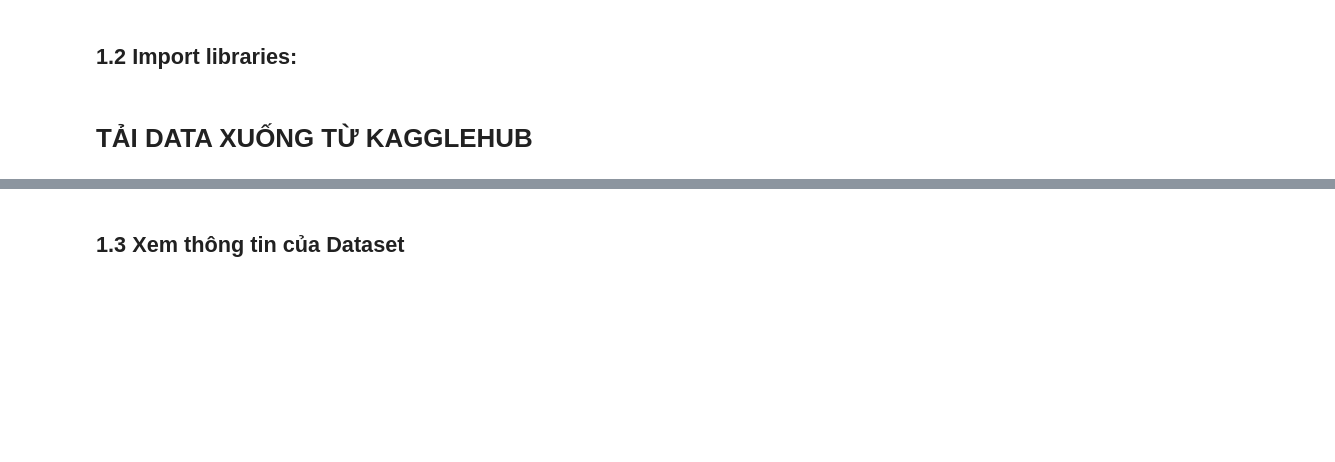
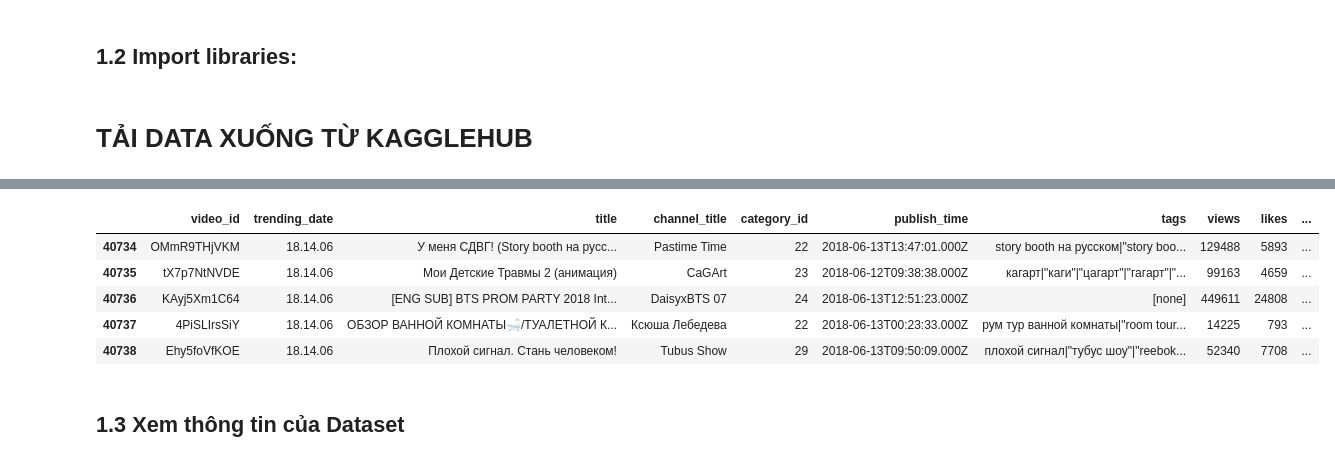
Before and after one commit to YumeSoft/Youtube-Data-Analysis-Project, a Jupyter notebook: Project_DA_cuối_kỳ.ipynb, the cells around one changed output, grey strips where cells are left out. Saved outputs shown, nothing was run; the diff lists cells and outputs as text; code cells hidden in the pictures; blank space fills up the shorter version.

```diff
--- a/Project_DA_cuối_kỳ.ipynb
+++ b/Project_DA_cuối_kỳ.ipynb
@@ -106,3 +116,12 @@ for code in country_codes:
+# %%
+df.tail(5)
+# %% [output]
+|  | video_id | trending_date | title | channel_title | category_id | publish_time | tags | views | likes | ... |
+| 40734 | OMmR9THjVKM | 18.14.06 | У меня СДВГ! (Story booth на русс... | Pastime Time | 22 | 2018-06-13T13:47:01.000Z | story booth на русском|"story boo... | 129488 | 5893 | ... |
+| 40735 | tX7p7NtNVDE | 18.14.06 | Мои Детские Травмы 2 (анимация) | CaGArt | 23 | 2018-06-12T09:38:38.000Z | кагарт|"каги"|"цагарт"|"гагарт"|"... | 99163 | 4659 | ... |
+| 40736 | KAyj5Xm1C64 | 18.14.06 | [ENG SUB] BTS PROM PARTY 2018 Int... | DaisyxBTS 07 | 24 | 2018-06-13T12:51:23.000Z | [none] | 449611 | 24808 | ... |
+| 40737 | 4PiSLIrsSiY | 18.14.06 | ОБЗОР ВАННОЙ КОМНАТЫ🛁/ТУАЛЕТНОЙ К... | Ксюша Лебедева | 22 | 2018-06-13T00:23:33.000Z | рум тур ванной комнаты|"room tour... | 14225 | 793 | ... |
+| 40738 | Ehy5foVfKOE | 18.14.06 | Плохой сигнал. Стань человеком! | Tubus Show | 29 | 2018-06-13T09:50:09.000Z | плохой сигнал|"тубус шоу"|"reebok... | 52340 | 7708 | ... |
 # %% [markdown]
 ## 1.3 Xem thông tin của Dataset
 # %% [markdown]
```
Also changed, not shown: parts of 11 cells of this notebook.
